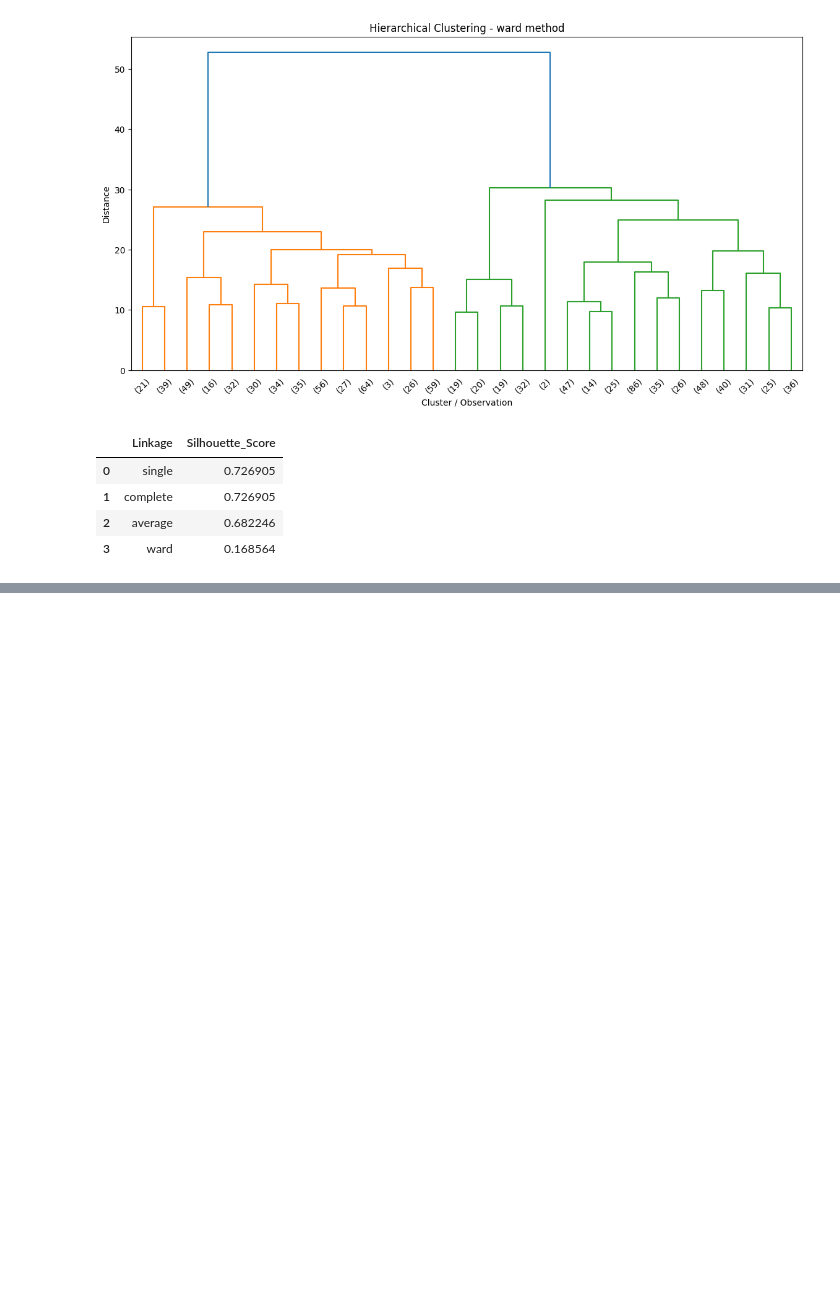
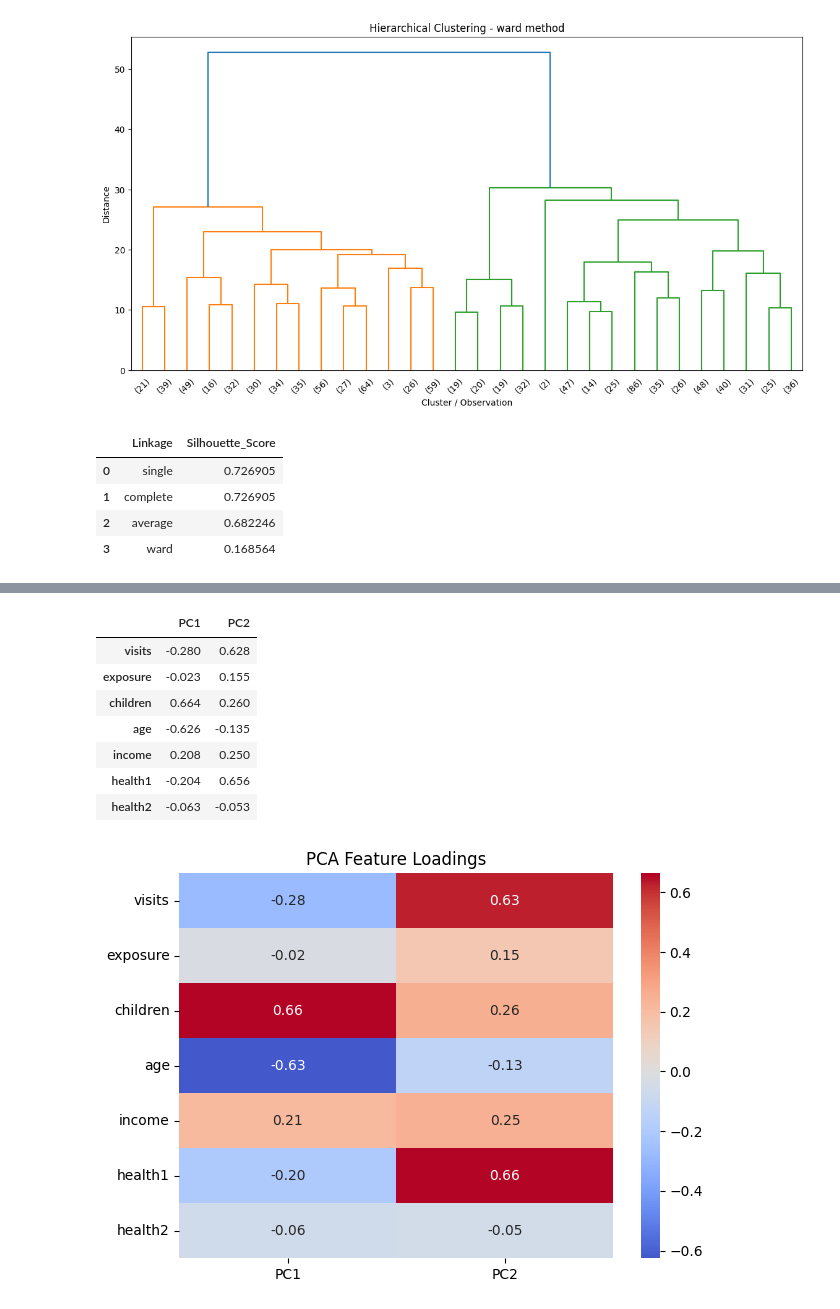
Before and after one commit to Rohith-kumar-123/R.Rohithkumar, a Jupyter notebook: EDA1.ipynb, the cells around one changed output, grey strips where cells are left out. Saved outputs shown, nothing was run; the diff lists cells and outputs as text; code cells hidden in the pictures; blank space fills up the shorter version.

```diff
--- a/EDA1.ipynb
+++ b/EDA1.ipynb
@@ -1229,0 +1396,31 @@ display(hierarchical_results)
+# %%
+loadings = pd.DataFrame(
+    pca_2d.components_.T,
+    index=features,
+    columns=['PC1', 'PC2']
+)
+
+display(loadings.round(3))
+
+plt.figure(figsize=(7, 5))
+
+sns.heatmap(
+    loadings,
+    annot=True,
+    cmap='coolwarm',
+    center=0,
+    fmt='.2f'
+)
+
+plt.title('PCA Feature Loadings')
+plt.show()
+# %% [output]
+|  | PC1 | PC2 |
+| visits | -0.280 | 0.628 |
+| exposure | -0.023 | 0.155 |
+| children | 0.664 | 0.260 |
+| age | -0.626 | -0.135 |
+| income | 0.208 | 0.250 |
+| health1 | -0.204 | 0.656 |
+| health2 | -0.063 | -0.053 |
+[figure, added]
```
Also changed, not shown: parts of 9 cells of this notebook.
